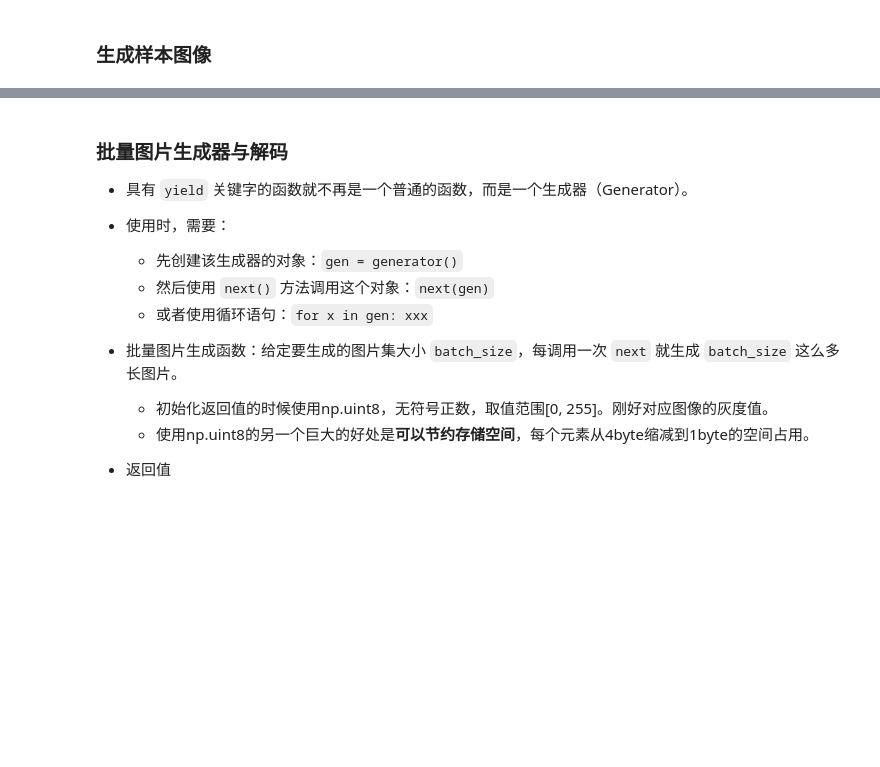
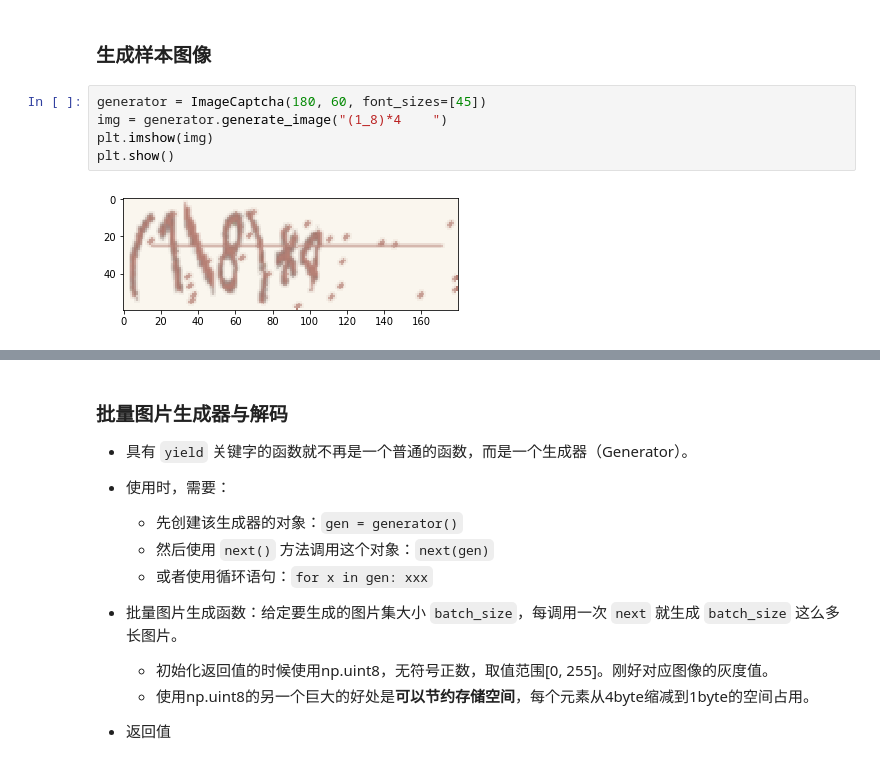
Before and after one commit to mtyylx/ArithmeticContest, a Jupyter notebook: captcha.ipynb, the cells around one changed output, grey strips where cells are left out. Saved outputs shown, nothing was run; the diff lists cells and outputs as text; blank space fills up the shorter version.

```diff
--- a/captcha.ipynb
+++ b/captcha.ipynb
@@ -19,6 +19,13 @@ print(characters)
 0123456789ABCDEFGHIJKLMNOPQRSTUVWXYZ
 # %% [markdown]
 ### 生成样本图像
+# %%
+generator = ImageCaptcha(180, 60, font_sizes=[45])
+img = generator.generate_image("(1_8)*4    ")
+plt.imshow(img)
+plt.show()
+# %% [output]
+[figure, added]
 # %%
 # 图像尺寸长与宽
 width, height = 170, 80
```
Also changed, not shown: parts of 11 cells of this notebook, 2 other files.
